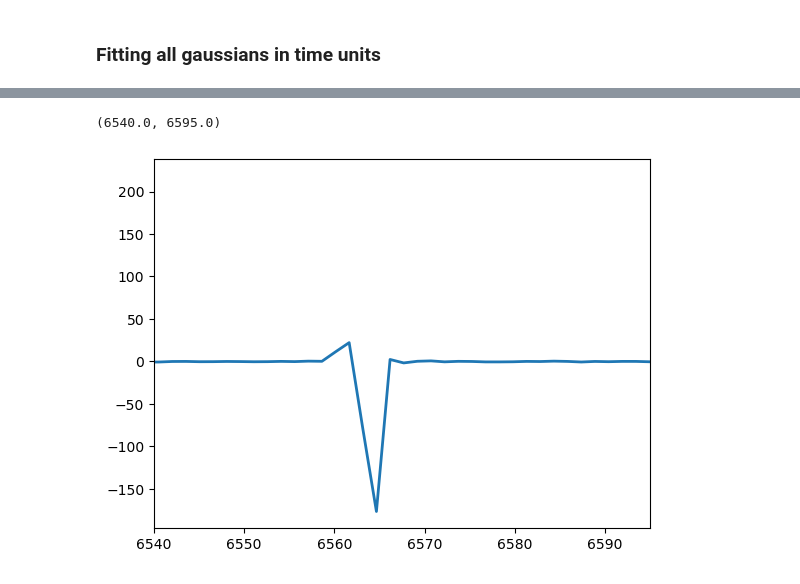
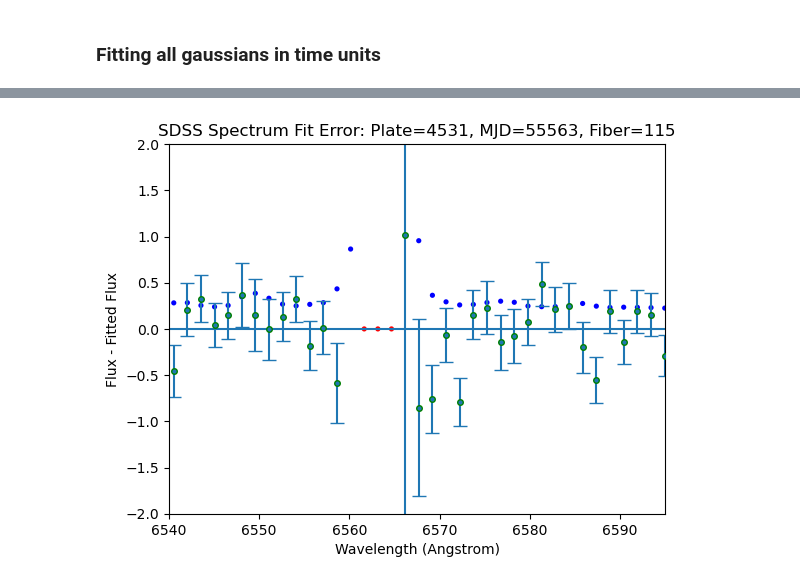
Before and after one commit to NihaDas2012/UWMadisonREU2025, a Jupyter notebook: Curve_fitting_broad.ipynb, the cells around one changed output, grey strips where cells are left out. Saved outputs shown, nothing was run; the diff lists cells and outputs as text; code cells hidden in the pictures.

Commit message:
added the new Gaussian files

```diff
--- a/Curve_fitting_broad.ipynb
+++ b/Curve_fitting_broad.ipynb
@@ -38,7 +38,7 @@ header = spec_hdu[0].header
 loglam = spec_data['loglam']
 uncert = 1/np.sqrt(spec_data['ivar'])
 flux = spec_data['flux']
-wavelength = 10**loglam
+wavelength = 10**loglam/(1+z)
 print(spec_hdu[1].columns)
 # %% [output]
 ColDefs(
@@ -135,5 +135,5 @@ def n_ii_2(x, amp, wid):
 def broad(x, amp, wid):
     return (amp * np.exp(-(x - 6564.61)**2 / (2 * (wid)**2)))
 
-def Gauss(x,amp1, amp2, amp3, wid1, wid2):
-    return h_alpha(x, amp1, wid1) + n_ii_1(x, amp2, wid1) + n_ii_2(x, amp2, wid1) + broad(x, amp3, wid2)
+def Gauss(x,b,amp1, amp2, amp3, wid1, wid2):
+    return b+h_alpha(x, amp1, wid1) + n_ii_1(x, amp2, wid1) + n_ii_2(x, amp2, wid1) + broad(x, amp3, wid2)
@@ -149,19 +140,17 @@ fit_cont = continuum(wavelength/(1+z)*u.AA)
 # %%
-flux_normal = flux*uerg-fit_cont #normalized flux minus continuum
-
-parameters, covariance = curve_fit(Gauss, wavelength/(1+z), flux_normal,sigma = uncert,  method = "lm", p0=[200, 8, 2, 2, 5])
+parameters, covariance = curve_fit(Gauss, wavelength, flux,sigma = uncert,  method = "lm", p0=[2, 200, 8, 2, 2, 5])
 print(parameters)
-A, B, C, D, E= parameters
-fit_y = Gauss(wavelength/(1+z), A, B, C, D, E)
+A, B, C, D, E, F= parameters
+fit_y = Gauss(wavelength, A, B, C, D, E, F)
 
 
 #Plots the gaussian with the fits
-plt.plot(wavelength/(1+z), flux_normal, linewidth=2, label='Data')
-plt.plot(wavelength/(1+z), fit_y, '--',linewidth=2, label='Fit')
-plt.plot(wavelength/(1+z), h_alpha(wavelength/(1+z), A, D), '--',linewidth=2, label='Fit')
-plt.plot(wavelength/(1+z), n_ii_1(wavelength/(1+z), B, D), '--',linewidth=2, label='Fit')
-plt.plot(wavelength/(1+z), n_ii_2(wavelength/(1+z), B, D), '--',linewidth=2, label='Fit')
-plt.plot(wavelength/(1+z), broad(wavelength/(1+z), C, E), '--',linewidth=2, label='Fit')
+plt.plot(wavelength, flux, linewidth=2, label='Data')
+plt.plot(wavelength, fit_y, '--',linewidth=2, label='Fit')
+plt.plot(wavelength, h_alpha(wavelength, B, E)+A, '--',linewidth=2, label='Fit')
+plt.plot(wavelength, n_ii_1(wavelength, C, E)+A, '--',linewidth=2, label='Fit')
+plt.plot(wavelength, n_ii_2(wavelength, C, E)+A, '--',linewidth=2, label='Fit')
+plt.plot(wavelength, broad(wavelength, D, F)+A, '--',linewidth=2, label='Fit')
 
 #ranges for x and y to show
 plt.xlim(6540, 6595)
@@ -296,7 +248,19 @@ Text(0.5, 1.0, 'SDSS Spectrum in rest frame: Plate=4531, MJD=55563, Fiber=115')
 # %%
-#Residuals (this one has a clipped one)
-plt.plot(wavelength/(1+z), flux_normal-Gauss(wavelength/(1+z), A, B, C, D, E, F, G)*uerg, linewidth=2, label='Data')
+err = flux-fit_y
+infty = []
+color = []
+uncert = [(1/np.sqrt(item)) if (item != 0) else 0 for item in spec_data['ivar']]
+color = ['blue' if (item != 0) else 'red' for item in spec_data['ivar']]
+plt.errorbar(wavelength, err, yerr = uncert, fmt='o',markersize=4, zorder=2.5, capsize=5, markeredgecolor="green", label='Data')
+plt.scatter(wavelength, uncert, color = color, linewidth=2, s = 3, label='Data')
+plt.axhline(y = 0)
+plt.xlabel("Wavelength (Angstrom)")
+plt.ylabel("Flux - Fitted Flux")
+plt.title(f"SDSS Spectrum Fit Error: Plate={plate}, MJD={mjd}, Fiber={fiber}")
 plt.xlim(6540, 6595)
+plt.ylim(-2, 2)
+plt.savefig("Gaussian_fit_residuals.png")
+
+plt.show()
 # %% [output]
-(6540.0, 6595.0)
-[figure, old version]
+[figure, new version]
```
Also changed, not shown: parts of 12 cells of this notebook, 4 other files.
